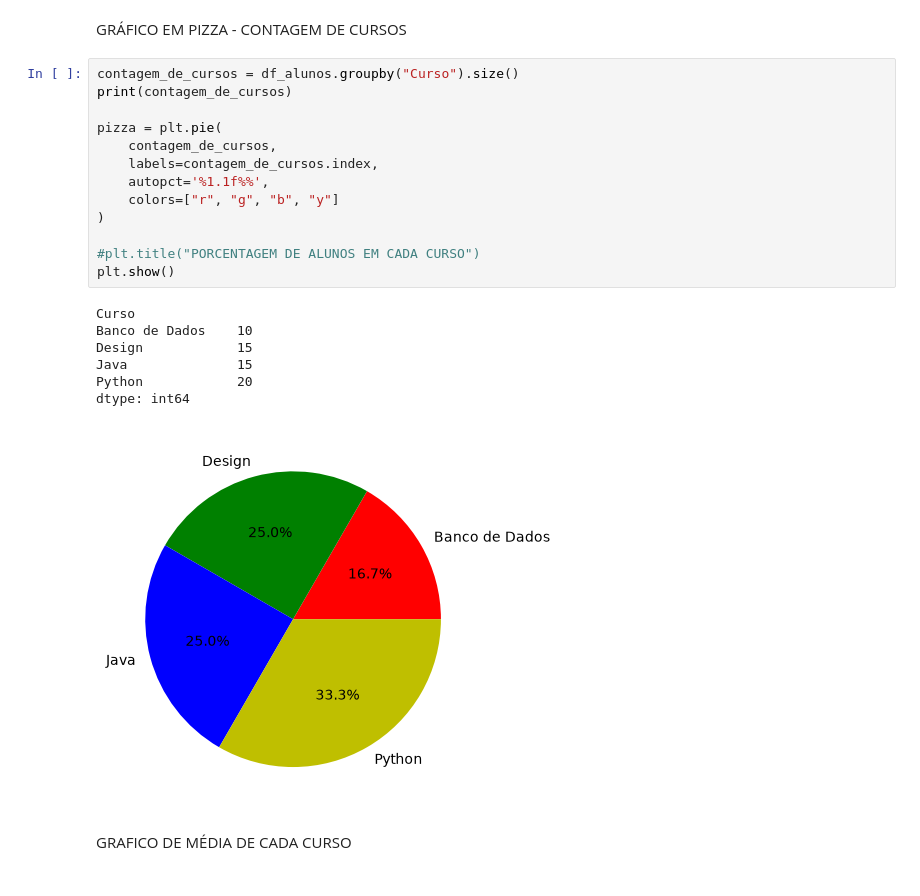
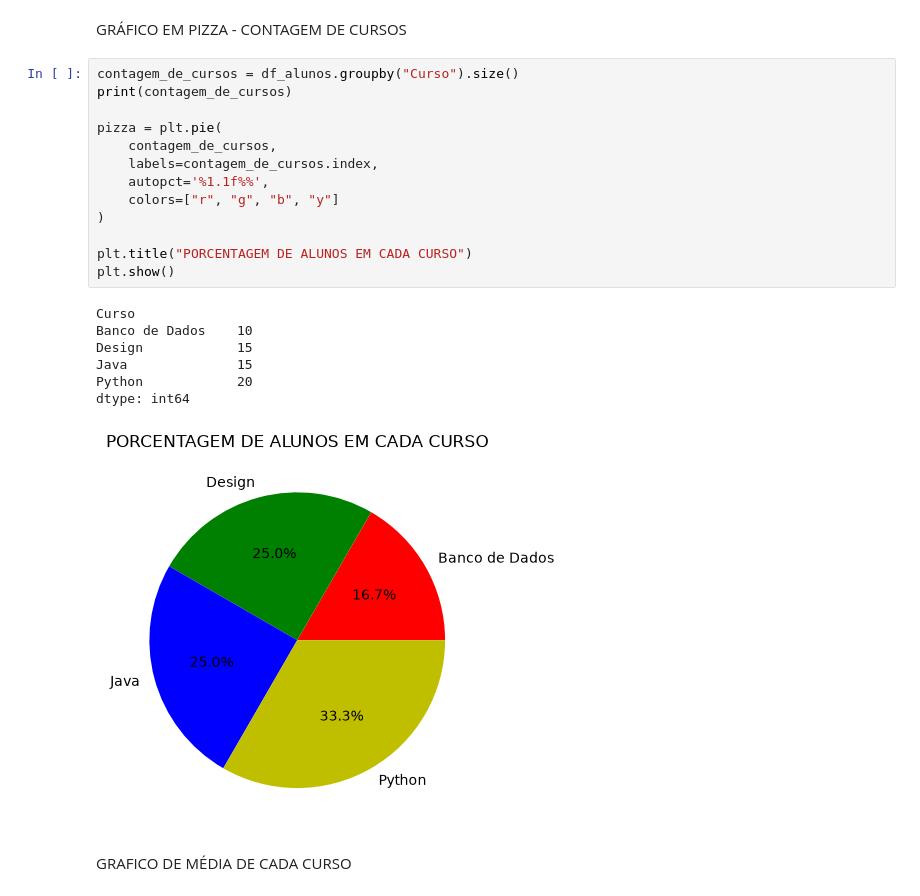
Before and after one commit to brunokisesenai/projeto_com_jupyter, a Jupyter notebook: aulas/matplotlib/aula2_graficos/Exemplo_Alunos_SENAI.ipynb, the cells around one changed output. Saved outputs shown, nothing was run; the diff lists cells and outputs as text.

```diff
--- a/aulas/matplotlib/aula2_graficos/Exemplo_Alunos_SENAI.ipynb
+++ b/aulas/matplotlib/aula2_graficos/Exemplo_Alunos_SENAI.ipynb
@@ -8,24 +8,24 @@ GRÁFICO EM PIZZA - CONTAGEM DE CURSOS
 # %%
 contagem_de_cursos = df_alunos.groupby("Curso").size()
 print(contagem_de_cursos)
 
 pizza = plt.pie(
     contagem_de_cursos,
     labels=contagem_de_cursos.index,
     autopct='%1.1f%%',
     colors=["r", "g", "b", "y"]
 )
 
-#plt.title("PORCENTAGEM DE ALUNOS EM CADA CURSO")
+plt.title("PORCENTAGEM DE ALUNOS EM CADA CURSO")
 plt.show()
 # %% [output]
 Curso
 Banco de Dados    10
 Design            15
 Java              15
 Python            20
 dtype: int64
-[figure, old version]
+[figure, new version]
 # %% [markdown]
 GRAFICO DE MÉDIA DE CADA CURSO
 # %%
```
Also changed, not shown: parts of 1 cell of this notebook.
